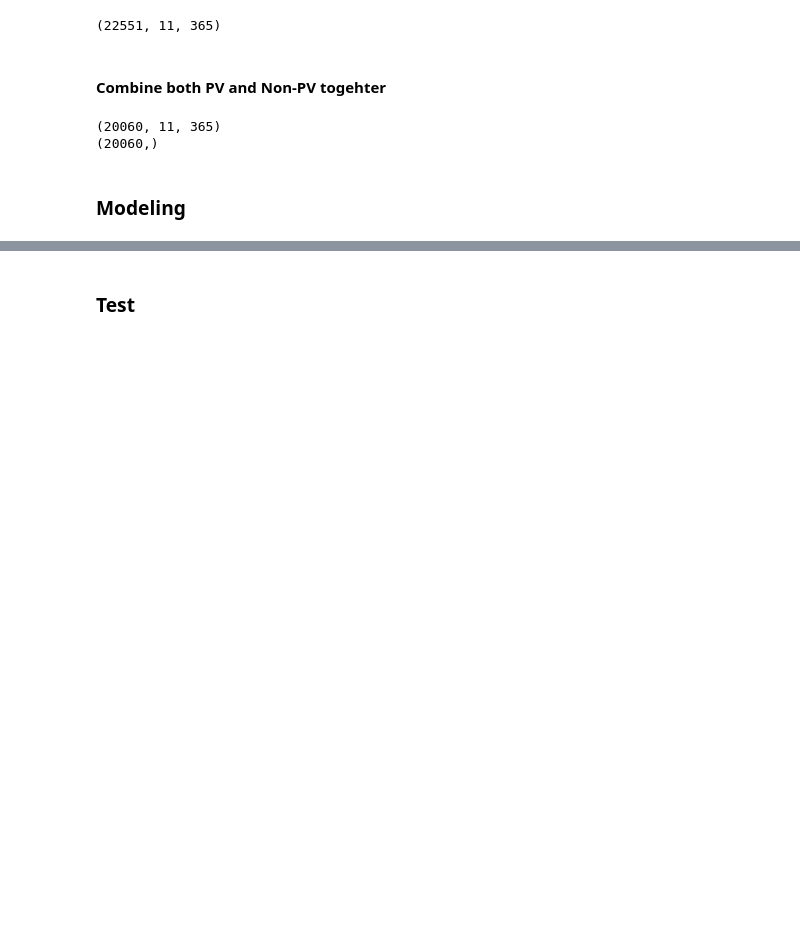
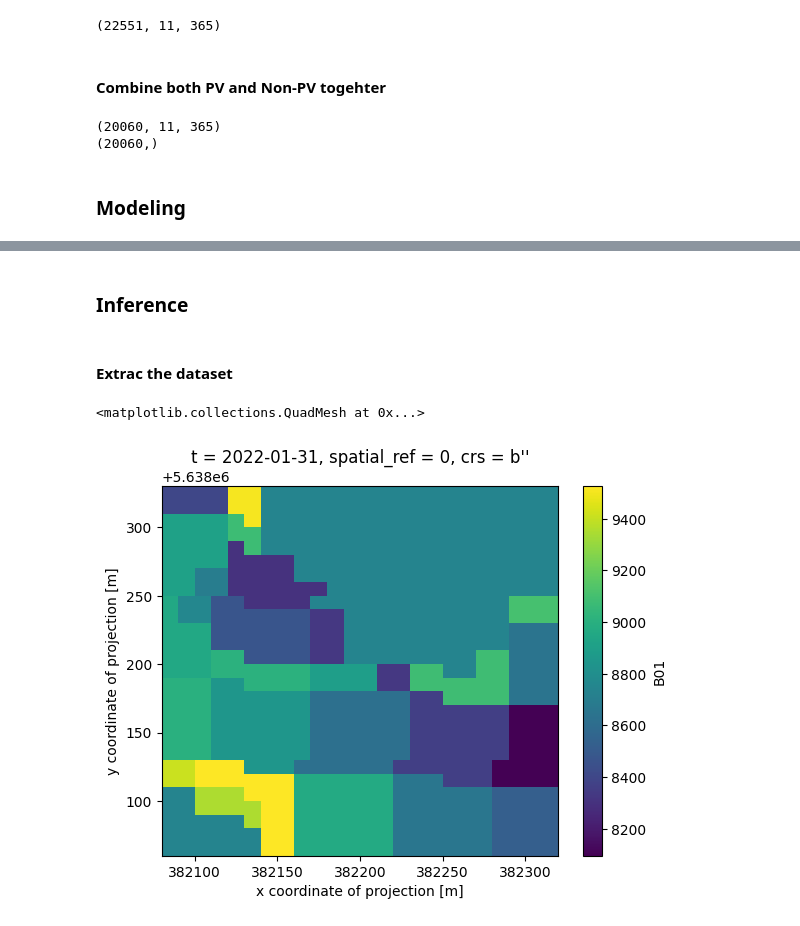
Before and after one commit to clausmichele/openEO_photovoltaic, a Jupyter notebook: notebooks/3D_Modeling.ipynb, the cells around one changed output, grey strips where cells are left out. Saved outputs shown, nothing was run; the diff lists cells and outputs as text; code cells hidden in the pictures; blank space fills up the shorter version.

```diff
--- a/notebooks/3D_Modeling.ipynb
+++ b/notebooks/3D_Modeling.ipynb
@@ -259,5 +287,7 @@ interp.plot_confusion_matrix()
 # %% [markdown]
-### Test
+### Inference
+# %% [markdown]
+#### Extrac the dataset
 # %%
 # Extract S2 data for the photvoltaic farms - pixels inside the polygons "labels as 1"
 
@@ -307 +337,6 @@ for i, geom in big_pv_geoms_32632[:5].iterrows():
+# %%
+ds_daily_interp['B01'][30].plot()
+# %% [output]
+<matplotlib.collections.QuadMesh at 0x...>
+[figure, added]
 # %%
```
Also changed, not shown: parts of 17 cells of this notebook, 1 other file.
